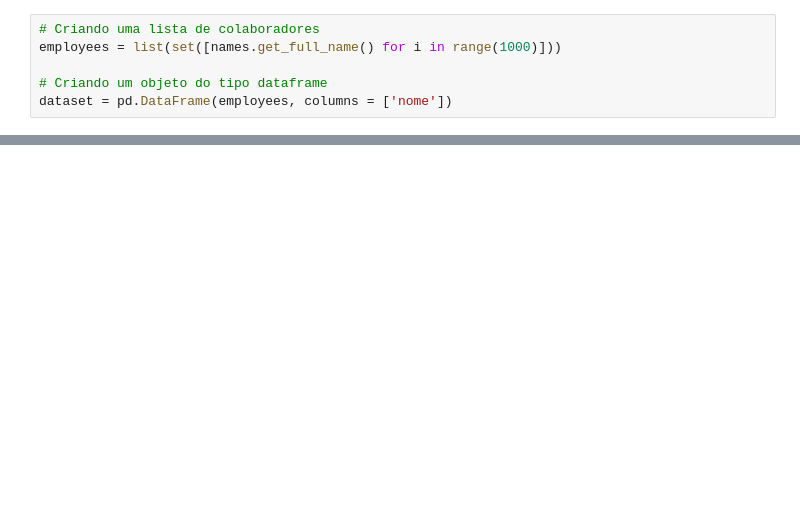
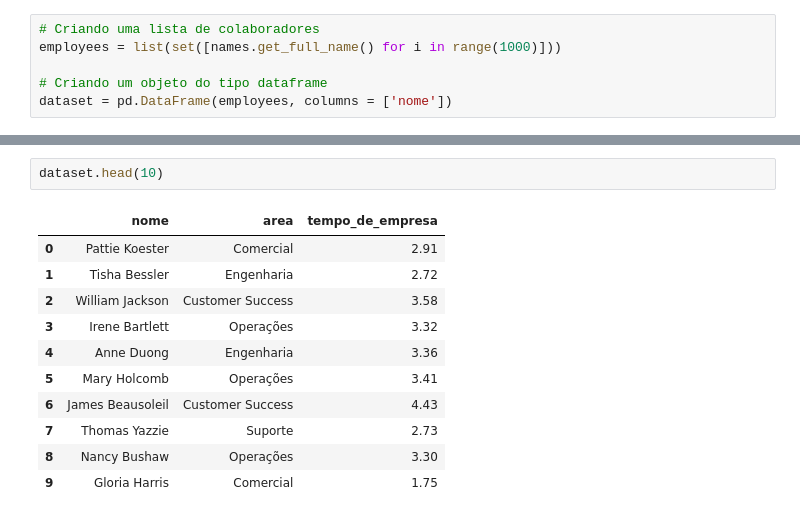
Before and after one commit to higor-gomes93/ona_research, a Jupyter notebook: dataset_generator.ipynb, the cells around one changed output, grey strips where cells are left out. Cells and saved outputs as stored; diff of their text form; blank space fills up the shorter version.

```diff
--- a/dataset_generator.ipynb
+++ b/dataset_generator.ipynb
@@ -60,0 +68,14 @@ fig.show()
+# %%
+dataset.head(10)
+# %% [output]
+|  | nome | area | tempo_de_empresa |
+| 0 | Pattie Koester | Comercial | 2.91 |
+| 1 | Tisha Bessler | Engenharia | 2.72 |
+| 2 | William Jackson | Customer Success | 3.58 |
+| 3 | Irene Bartlett | Operações | 3.32 |
+| 4 | Anne Duong | Engenharia | 3.36 |
+| 5 | Mary Holcomb | Operações | 3.41 |
+| 6 | James Beausoleil | Customer Success | 4.43 |
+| 7 | Thomas Yazzie | Suporte | 2.73 |
+| 8 | Nancy Bushaw | Operações | 3.30 |
+| 9 | Gloria Harris | Comercial | 1.75 |
```
Also changed, not shown: parts of 6 cells of this notebook.
